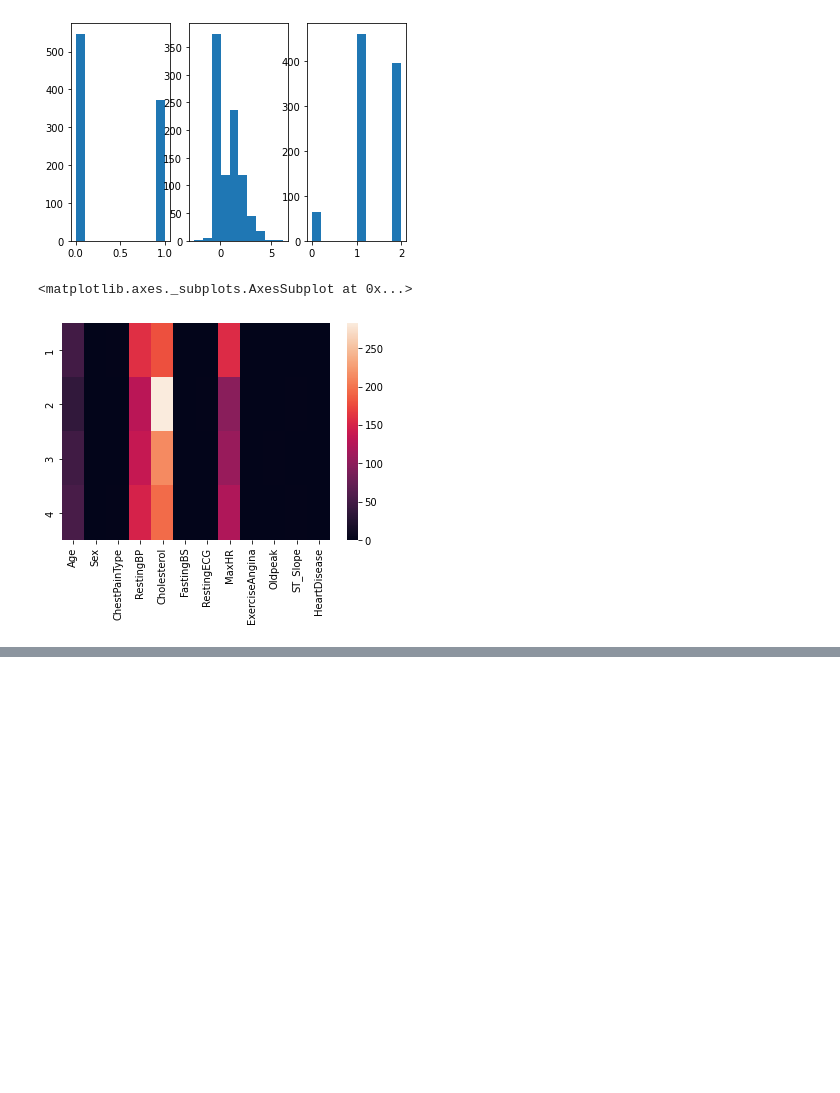
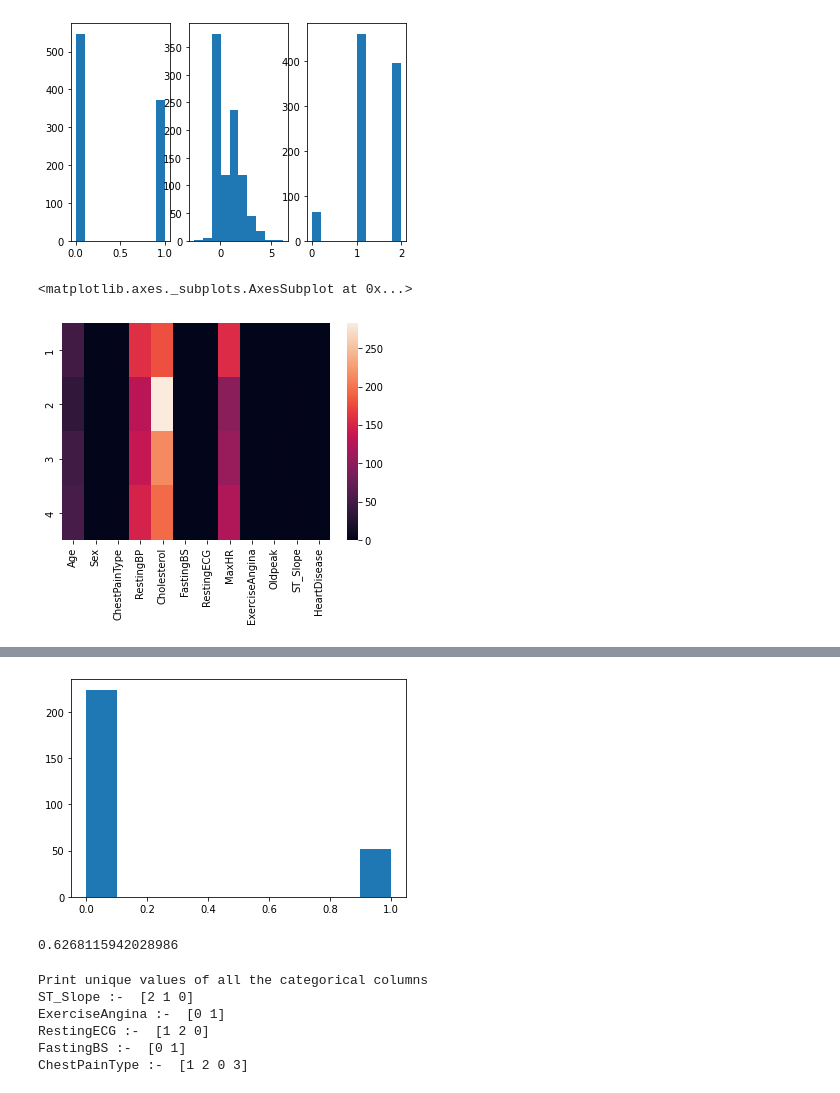
Before and after one commit to dayaniravi123/Machine-Learning-Projects, a Jupyter notebook: Heart_Failure_Detection.ipynb, the cells around one changed output, grey strips where cells are left out. Cells and saved outputs as stored; diff of their text form; code cells hidden in the pictures; blank space fills up the shorter version.

```diff
--- a/Heart_Failure_Detection.ipynb
+++ b/Heart_Failure_Detection.ipynb
@@ -204,0 +211,6 @@ plt.plot(history.history['val_loss'])
+# %%
+## Evalute model on test dataset
+
+y_pred = Model.predict(X_test)
+
+y_pred
@@ -204,0 +235,52 @@ plt.plot(history.history['val_loss'])
+# %%
+## Convert class value from probabilities
+
+y_pred_class = []
+for i in range(len(y_pred)):
+  if y_pred[i] > 0.5:
+    y_pred_class.append(1)
+  else:
+    y_pred_class.append(0)
+# %%
+from scipy.sparse import construct
+## Plot histogram of y_pred
+plt.hist(y_pred_class)
+
+## create confusion matrix using sklearn library
+confusionMatrix = confusion_matrix(y_test, y_pred_class)
+
+confusionMatrix
+
+tn, fp, fn, tp = confusionMatrix.ravel()
+# %% [output]
+[figure, added]
+# %%
+
+accuracy = (tp + tn)/(tn + fp + fn + tp)
+accuracy
+# %% [output]
+0.6268115942028986
+# %%
+## Apply one hot encoding on given dataset
+## ST_Slope, ExerciseAngina, RestingECG, FastingBS, Sex, ChestPainType
+
+print("Print unique values of all the categorical columns")
+print("ST_Slope :- ", dataset.ST_Slope.unique())
+print("ExerciseAngina :- ", dataset.ExerciseAngina.unique())
+print("RestingECG :- ", dataset.RestingECG.unique())
+print("FastingBS :- ", dataset.FastingBS.unique())
+print("ChestPainType :- ", dataset.ChestPainType.unique())
+
+Gender = pd.get_dummies(dataset.Sex, prefix = "Gender")
+ST_Slope = pd.get_dummies(dataset.ST_Slope, prefix = "ST_Slope")
+ExerciseAngina = pd.get_dummies(dataset.ExerciseAngina, prefix = "ExerciseAngina")
+RestingECG = pd.get_dummies(dataset.RestingECG, prefix = "RestingECG")
+FastingBS = pd.get_dummies(dataset.FastingBS, prefix = "FastingBS")
+ChestPainType = pd.get_dummies(dataset.ChestPainType, prefix = "ChestPainType")
+# %% [output]
+Print unique values of all the categorical columns
+ST_Slope :-  [2 1 0]
+ExerciseAngina :-  [0 1]
+RestingECG :-  [1 2 0]
+FastingBS :-  [0 1]
+ChestPainType :-  [1 2 0 3]
```
Also changed, not shown: parts of 15 cells of this notebook.
